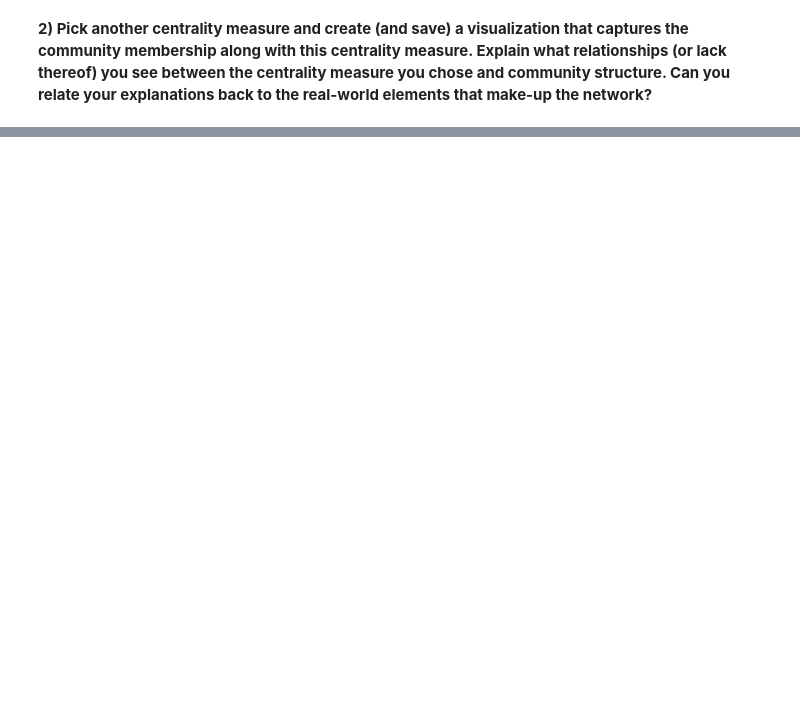
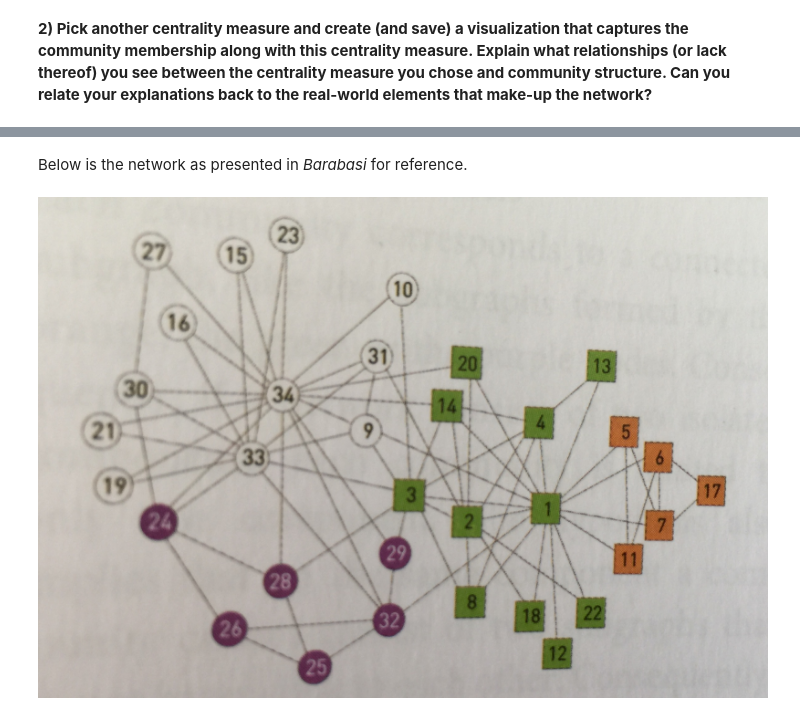
Before and after one commit to muftring/iu-netsci, a Jupyter notebook: week-07/w07_community-detection_uftring_michael.ipynb, the cells around one changed output, grey strips where cells are left out. Drawn from its saved outputs; the diff is of its cells as text; code cells hidden in the pictures; blank space fills up the shorter version.

Commit message:
Lab 7: complete, Zachary's Karate Club community detection

```diff
--- a/week-07/w07_community-detection_uftring_michael.ipynb
+++ b/week-07/w07_community-detection_uftring_michael.ipynb
@@ -96,0 +149,7 @@ Image(filename="zacharys-karate-club.png")
+# %% [markdown]
+Below is the network as presented in *Barabasi* for reference.
+# %%
+from IPython.display import Image
+Image(filename="zacharys-karate-club-barabasi.jpg")
+# %% [output]
+[figure, added]
```
Also changed, not shown: parts of 16 cells of this notebook, 5 other files.
